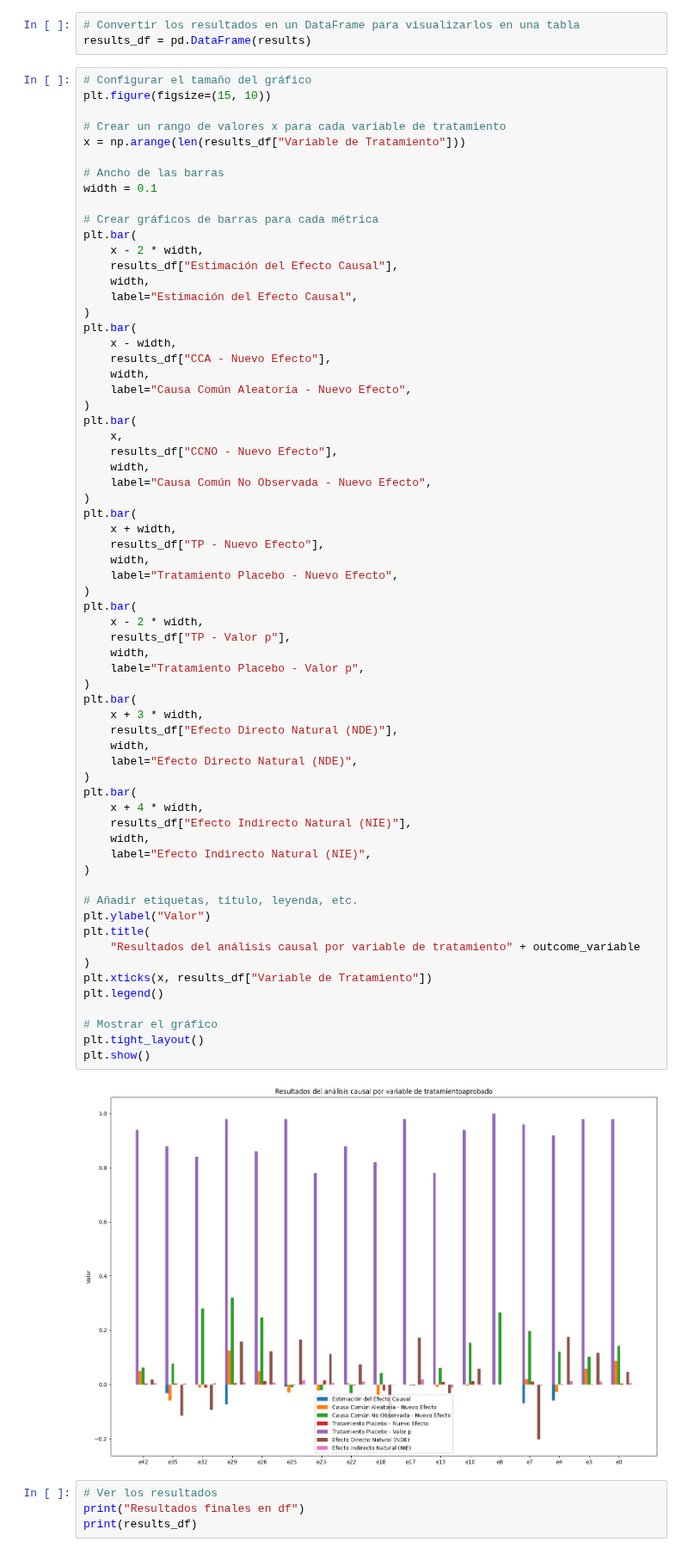
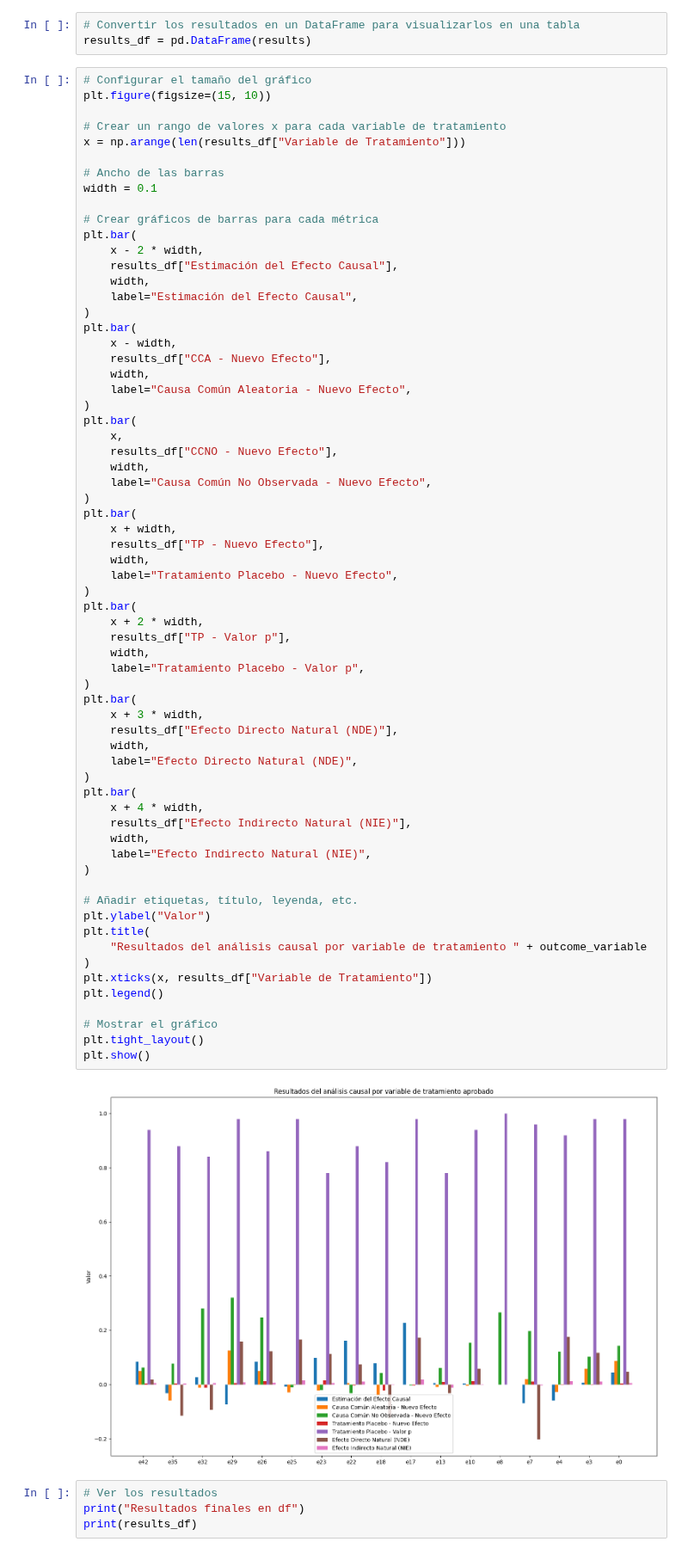
Before and after one commit to tonporaqui/tesis, a Jupyter notebook: jupyter_notebook/notebooks/DowHy/Analisis_todas_preguntas/prueba_notebook.ipynb, the cells around one changed output. Shown at 86% size. Saved outputs shown, nothing was run; the diff lists cells and outputs as text.

```diff
--- a/jupyter_notebook/notebooks/DowHy/Analisis_todas_preguntas/prueba_notebook.ipynb
+++ b/jupyter_notebook/notebooks/DowHy/Analisis_todas_preguntas/prueba_notebook.ipynb
@@ -319,37 +319,37 @@ plt.bar(
     label="Tratamiento Placebo - Nuevo Efecto",
 )
 plt.bar(
-    x - 2 * width,
+    x + 2 * width,
     results_df["TP - Valor p"],
     width,
     label="Tratamiento Placebo - Valor p",
 )
 plt.bar(
     x + 3 * width,
     results_df["Efecto Directo Natural (NDE)"],
     width,
     label="Efecto Directo Natural (NDE)",
 )
 plt.bar(
     x + 4 * width,
     results_df["Efecto Indirecto Natural (NIE)"],
     width,
     label="Efecto Indirecto Natural (NIE)",
 )
 
 # Añadir etiquetas, título, leyenda, etc.
 plt.ylabel("Valor")
 plt.title(
-    "Resultados del análisis causal por variable de tratamiento" + outcome_variable
+    "Resultados del análisis causal por variable de tratamiento " + outcome_variable
 )
 plt.xticks(x, results_df["Variable de Tratamiento"])
 plt.legend()
 
 # Mostrar el gráfico
 plt.tight_layout()
 plt.show()
 # %% [output]
-[figure, old version]
+[figure, new version]
 # %%
 # Ver los resultados
 print("Resultados finales en df")
```
